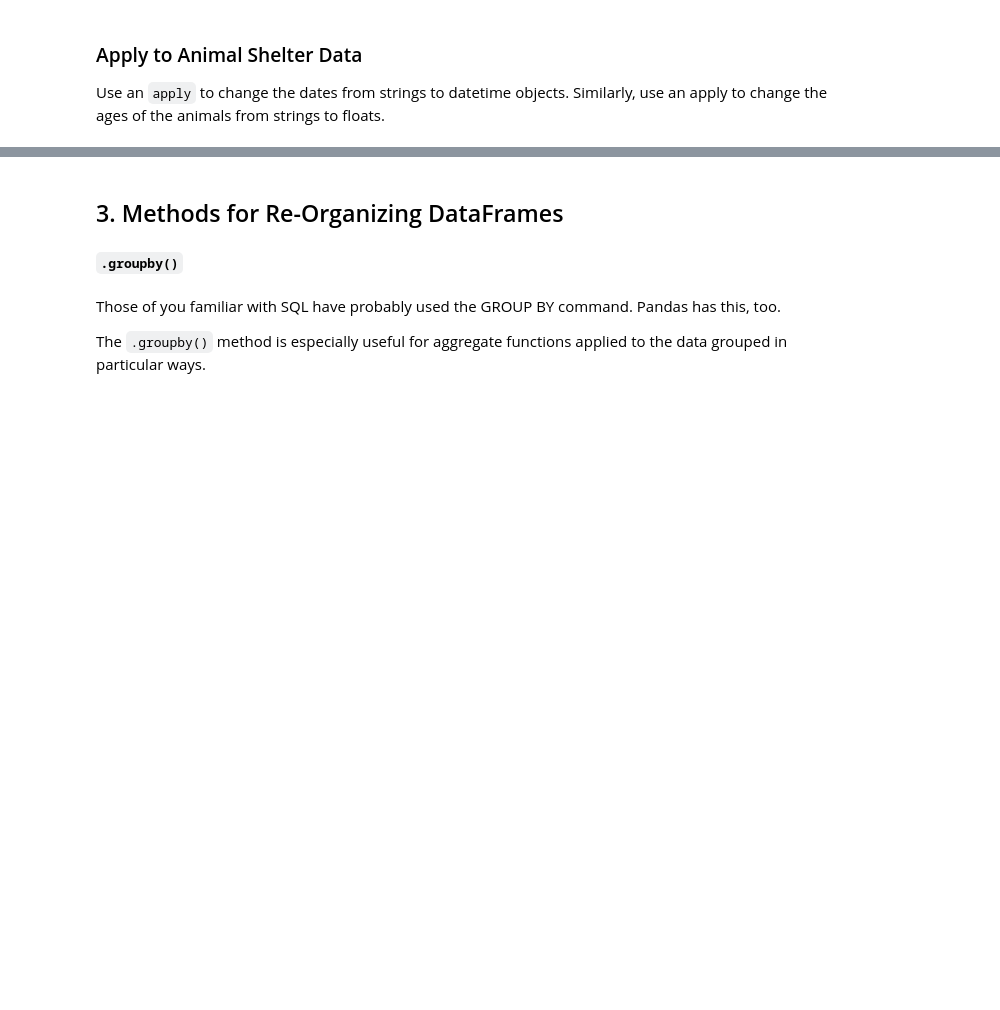
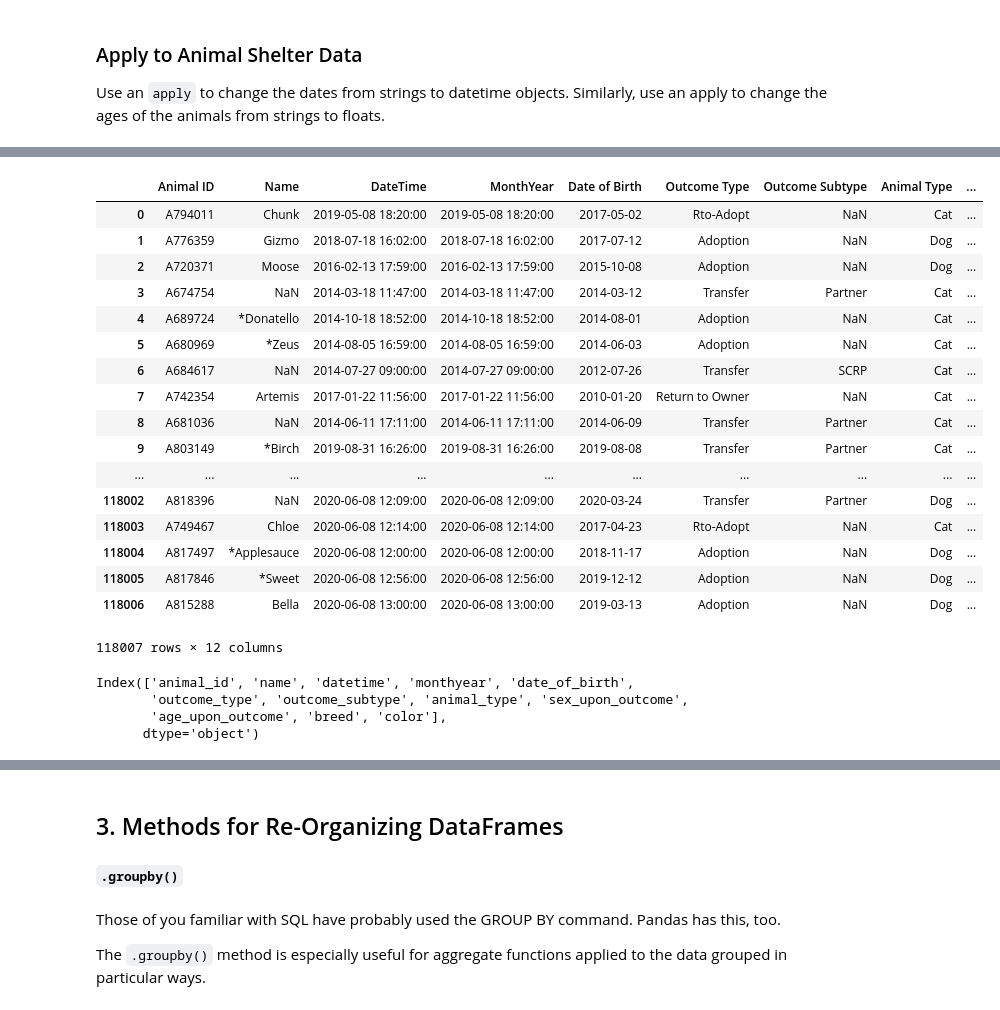
Before and after one commit to gywooo1/hbs-ds-060120, a Jupyter notebook: module-1/day-6-pandas-2/manipulating_data_with_pandas.ipynb, the cells around one changed output, grey strips where cells are left out. Cells and saved outputs as stored; diff of their text form; code cells hidden in the pictures; blank space fills up the shorter version.

```diff
--- a/module-1/day-6-pandas-2/manipulating_data_with_pandas.ipynb
+++ b/module-1/day-6-pandas-2/manipulating_data_with_pandas.ipynb
@@ -307,0 +386,4 @@ Use an `apply` to change the dates from strings to datetime objects. Similarly,
+# %%
+# Your code here
+animal_outcomes['DateTime'] = pd.to_datetime(animal_outcomes['DateTime'])
+animal_outcomes['MonthYear'] = pd.to_datetime(animal_outcomes['MonthYear'])
@@ -307,0 +399,2 @@ Use an `apply` to change the dates from strings to datetime objects. Similarly,
+# %%
+animal_outcomes['Date of Birth'] = pd.to_datetime(animal_outcomes['Date of Birth'])
@@ -307,0 +433,30 @@ Use an `apply` to change the dates from strings to datetime objects. Similarly,
+# %%
+animal_outcomes
+# %% [output]
+|  | Animal ID | Name | DateTime | MonthYear | Date of Birth | Outcome Type | Outcome Subtype | Animal Type | ... |
+| 0 | A794011 | Chunk | 2019-05-08 18:20:00 | 2019-05-08 18:20:00 | 2017-05-02 | Rto-Adopt | NaN | Cat | ... |
+| 1 | A776359 | Gizmo | 2018-07-18 16:02:00 | 2018-07-18 16:02:00 | 2017-07-12 | Adoption | NaN | Dog | ... |
+| 2 | A720371 | Moose | 2016-02-13 17:59:00 | 2016-02-13 17:59:00 | 2015-10-08 | Adoption | NaN | Dog | ... |
+| 3 | A674754 | NaN | 2014-03-18 11:47:00 | 2014-03-18 11:47:00 | 2014-03-12 | Transfer | Partner | Cat | ... |
+| 4 | A689724 | *Donatello | 2014-10-18 18:52:00 | 2014-10-18 18:52:00 | 2014-08-01 | Adoption | NaN | Cat | ... |
+| 5 | A680969 | *Zeus | 2014-08-05 16:59:00 | 2014-08-05 16:59:00 | 2014-06-03 | Adoption | NaN | Cat | ... |
+| 6 | A684617 | NaN | 2014-07-27 09:00:00 | 2014-07-27 09:00:00 | 2012-07-26 | Transfer | SCRP | Cat | ... |
+| 7 | A742354 | Artemis | 2017-01-22 11:56:00 | 2017-01-22 11:56:00 | 2010-01-20 | Return to Owner | NaN | Cat | ... |
+| 8 | A681036 | NaN | 2014-06-11 17:11:00 | 2014-06-11 17:11:00 | 2014-06-09 | Transfer | Partner | Cat | ... |
+| 9 | A803149 | *Birch | 2019-08-31 16:26:00 | 2019-08-31 16:26:00 | 2019-08-08 | Transfer | Partner | Cat | ... |
+| ... | ... | ... | ... | ... | ... | ... | ... | ... | ... |
+| 118002 | A818396 | NaN | 2020-06-08 12:09:00 | 2020-06-08 12:09:00 | 2020-03-24 | Transfer | Partner | Dog | ... |
+| 118003 | A749467 | Chloe | 2020-06-08 12:14:00 | 2020-06-08 12:14:00 | 2017-04-23 | Rto-Adopt | NaN | Cat | ... |
+| 118004 | A817497 | *Applesauce | 2020-06-08 12:00:00 | 2020-06-08 12:00:00 | 2018-11-17 | Adoption | NaN | Dog | ... |
+| 118005 | A817846 | *Sweet | 2020-06-08 12:56:00 | 2020-06-08 12:56:00 | 2019-12-12 | Adoption | NaN | Dog | ... |
+| 118006 | A815288 | Bella | 2020-06-08 13:00:00 | 2020-06-08 13:00:00 | 2019-03-13 | Adoption | NaN | Dog | ... |
+118007 rows × 12 columns
+# %%
+#make all columns lower case, and remove spaces
+animal_outcomes.columns = [x.lower().replace(' ', '_') for x in animal_outcomes.columns]
+animal_outcomes.columns
+# %% [output]
+Index(['animal_id', 'name', 'datetime', 'monthyear', 'date_of_birth',
+       'outcome_type', 'outcome_subtype', 'animal_type', 'sex_upon_outcome',
+       'age_upon_outcome', 'breed', 'color'],
+      dtype='object')
```
Also changed, not shown: parts of 27 cells of this notebook.
